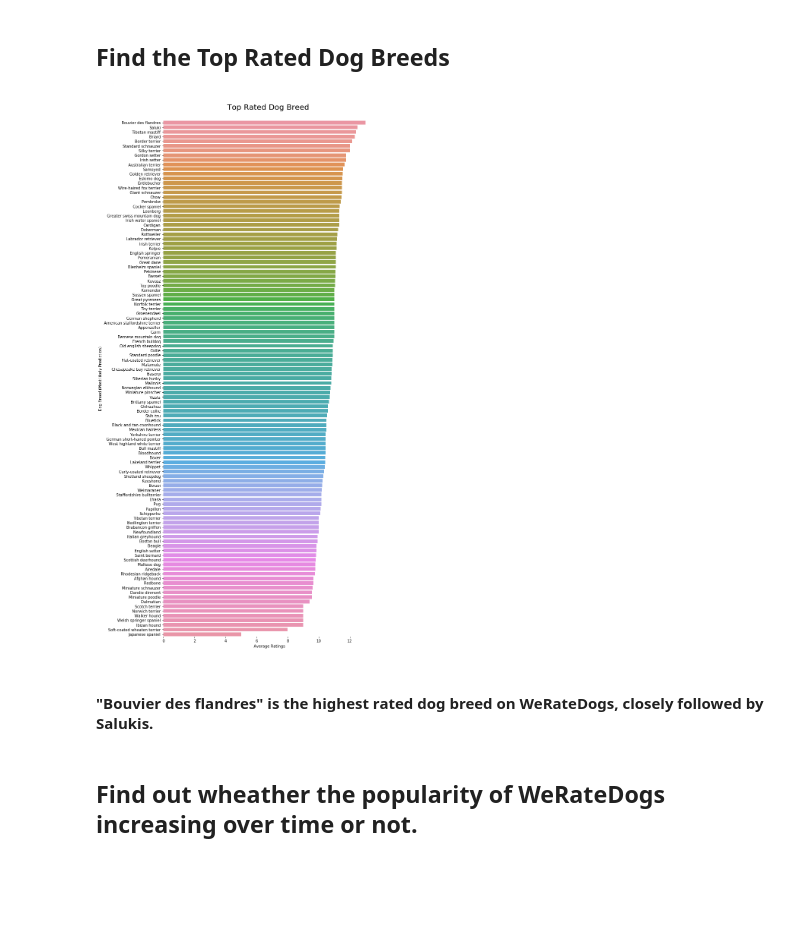
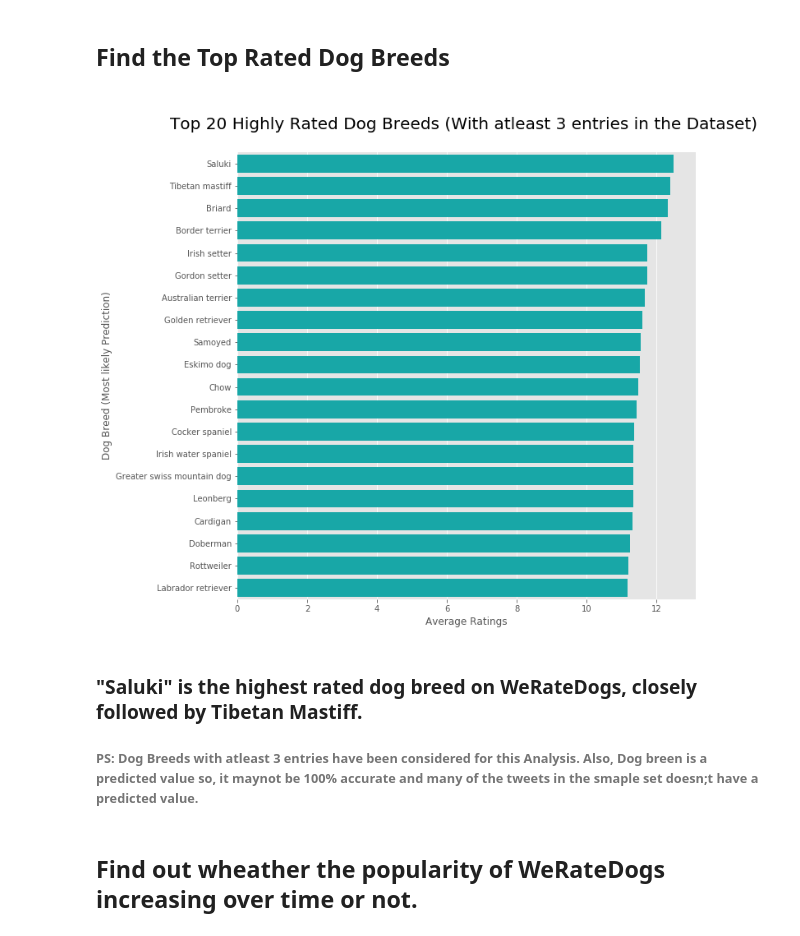
Before and after one commit to puspak2n/Twitter_Data_Wrangling, a Jupyter notebook: wrangle_act.ipynb, the cells around one changed output. Cells and saved outputs as stored; diff of their text form; code cells hidden in the pictures; blank space fills up the shorter version.

```diff
--- a/wrangle_act.ipynb
+++ b/wrangle_act.ipynb
@@ -470,0 +483,10 @@ img_prediction_clean_melted.tweet_id.nunique()
+# %%
+#Group by 'tweet_id', 'jpg_url', 'img_num','prediction'
+grouped = img_prediction_clean_melt.groupby(['tweet_id', 'jpg_url', 'img_num','prediction']).max().sort_values('pred_conf', ascending=False).reset_index()
+
+#Sort by pred_conf descending to keep the highest rated predictions at the top for each Tweets
+#grouped_sorted = grouped.sort_values('pred_conf', ascending=False)
+
+#Keep the first record of every tweet and drop the rest. Save it back to the Clean Dataframe
+img_prediction_clean = grouped.groupby(['tweet_id', 'jpg_url', 'img_num']).first().reset_index()
+img_prediction_clean.head(5)
@@ -495,5 +543,5 @@ memory usage: 92.9+ KB
 # %%
-twitter_data_clean = pd.merge(twitter_data_clean, tweet_json[['tweet_id','retweet_count','favorite_count']],on=['tweet_id'], how='left')
+twitter_data_clean = pd.merge(twitter_data_clean, tweet_json_clean[['tweet_id','retweet_count','favorite_count']],on=['tweet_id'], how='left')
 # %%
 twitter_data_clean.head(3)
 # %% [output]
@@ -506,7 +554,7 @@ twitter_data_clean.head(3)
 # %%
-img_prediction_clean_melted.tweet_id = img_prediction_clean_melted.tweet_id.astype(np.int64)
+img_prediction_clean.tweet_id = img_prediction_clean.tweet_id.astype(np.int64)
 twitter_data_clean.tweet_id.astype(np.int64)
 
-twitter_data_final = twitter_data_clean.merge(img_prediction_clean_melted[["tweet_id","pred_val"]], on=["tweet_id"], how = "left")
+twitter_data_final = twitter_data_clean.merge(img_prediction_clean[["tweet_id","pred_val"]], on=["tweet_id"], how = "left")
 twitter_data_final.shape
 # %% [output]
@@ -562,0 +614,4 @@ Dog_type.head()
+# %%
+Breed_atleast_3entries = twitter_data_final[twitter_data_final.groupby("pred_val")["tweet_id"].transform('count')>=3]
+Dog_type = Breed_atleast_3entries[["pred_val","favorite_count","retweet_count","rating_numerator"]].groupby("pred_val").mean().reset_index()
+Dog_type.head()
@@ -590,25 +652,25 @@ HTML(Top_5_Tweets.to_html(escape=False ,formatters=dict(expanded_urls=path_to_im
 # %% [markdown]
 ## Find the Top Rated Dog Breeds
 # %%
-#Top_movies_Every_Year['Title-year'] = Top_movies_Every_Year['original_title']+" ("+ (Top_movies_Every_Year['release_year']).astype(str)+")"
-
 # Initialize the matplotlib figure
-f, ax = plt.subplots(figsize=(10, 25))
+f, ax = plt.subplots(figsize=(10, 10))
 
 
-# Plot top Movies
-sns.barplot(x='rating_numerator', y='pred_val', data=Dog_type.sort_values('rating_numerator',ascending=False),label="Average Rating")
+# Plot top Breeds
+sns.barplot(x='rating_numerator', y='pred_val', data=Dog_type.sort_values('rating_numerator',ascending=False).head(20),label="Average Rating",color ='c')
 #sns.barplot(x='retweet_count', y='pred_val', data=Dog_type.sort_values('retweet_count',ascending=False),label="retweet count")
 
 
 #formatting and labels
-ax.set_title('\nTop Rated Dog Breed \n',fontsize=20)
+ax.set_title('\nTop 20 Highly Rated Dog Breeds (With atleast 3 entries in the Dataset) \n',fontsize=20)
 ax.set(xlabel="Average Ratings", ylabel="Dog Breed (Most likely Prediction)")
 sns.despine(left=True, bottom=True)
 # %% [output]
-[figure, old version]
+[figure, new version]
-# %% [markdown]
-#### "Bouvier des flandres" is the highest rated dog breed on WeRateDogs, closely followed by Salukis.
+# %% [markdown]
+### "Saluki" is the highest rated dog breed on WeRateDogs, closely followed by Tibetan Mastiff.
+
+###### PS: Dog Breeds with atleast 3 entries have been considered for this Analysis. Also, Dog breen is a predicted value so, it maynot be 100% accurate and many of the tweets in the smaple set doesn;t have a predicted value.
 # %% [markdown]
 ## Find out wheather the popularity of WeRateDogs increasing over time or not.
 # %%
```
Also changed, not shown: parts of 51 cells of this notebook, 6 other files.
